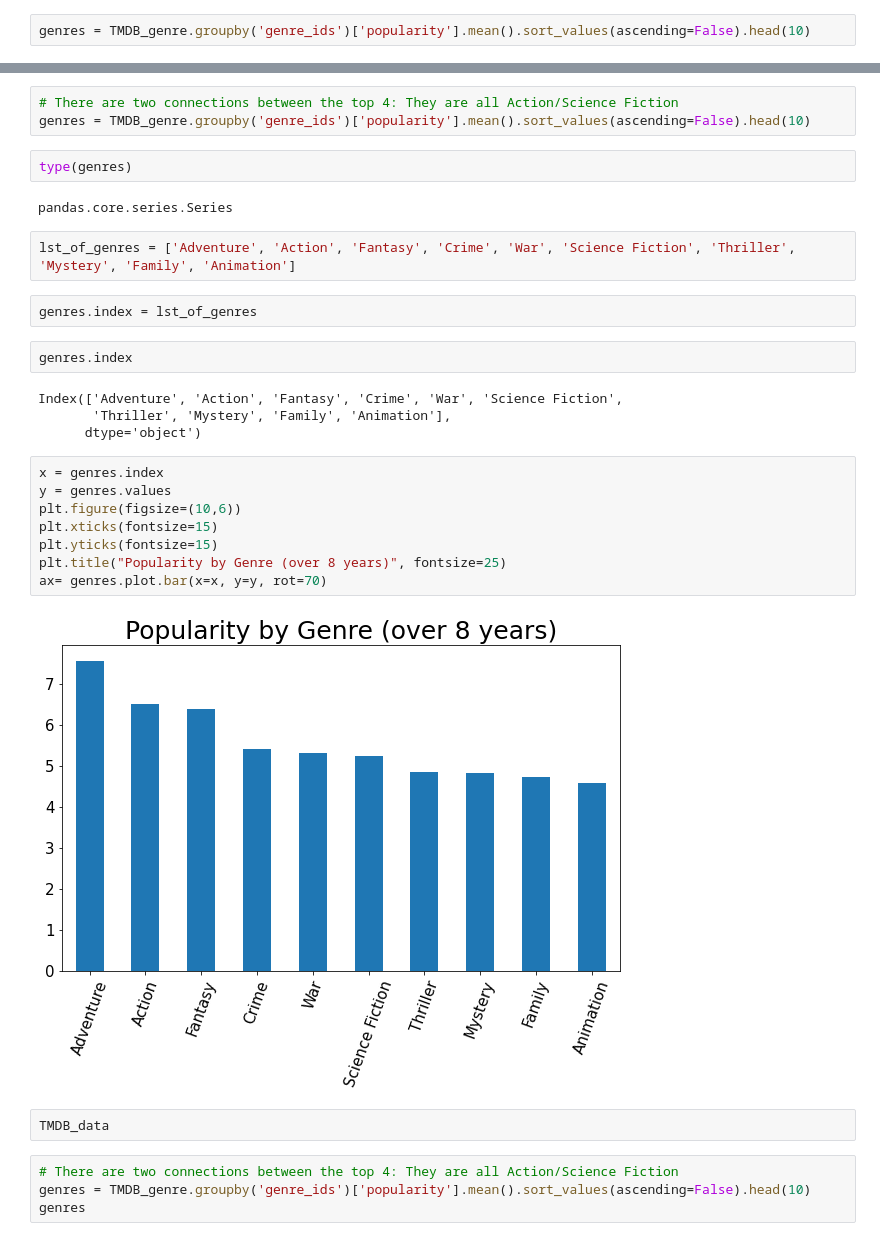
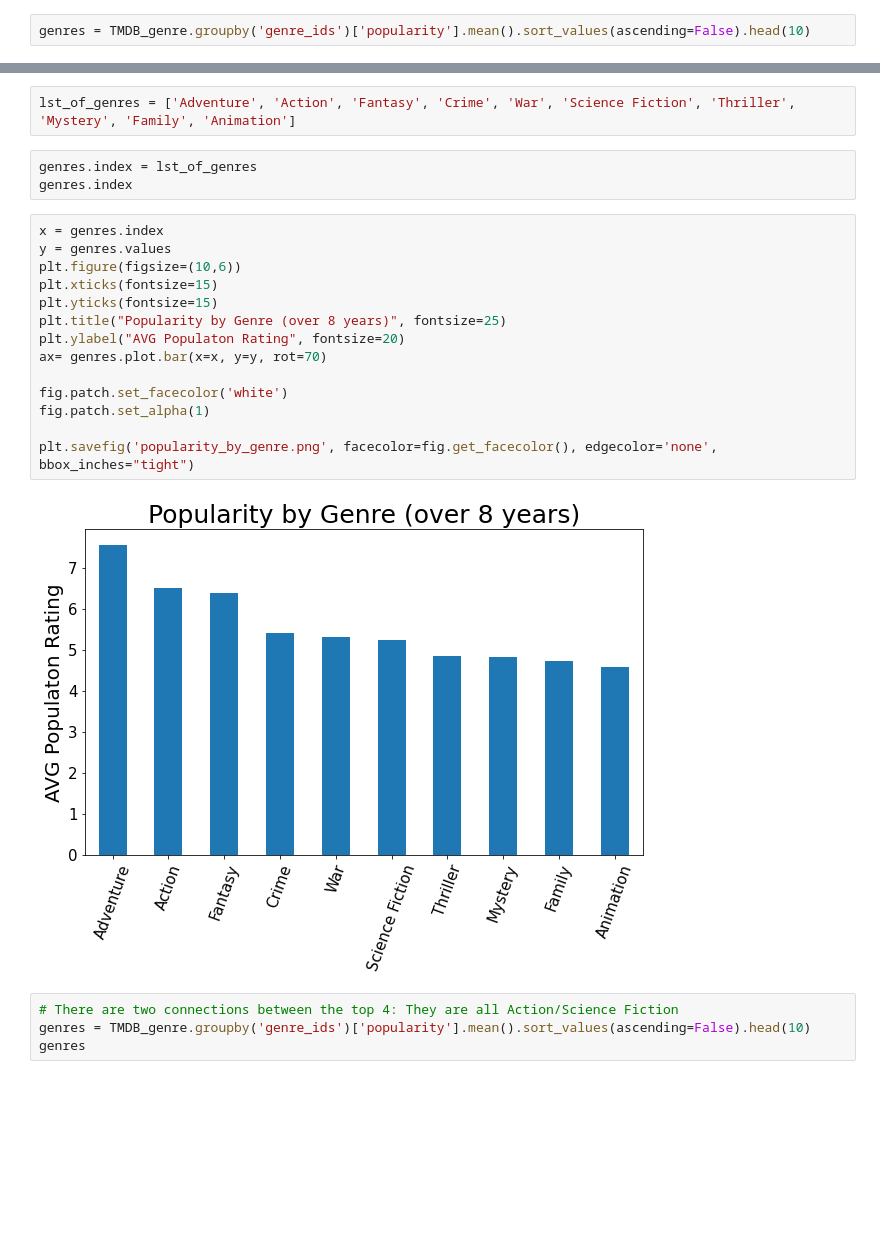
Before and after one commit to rgthomps/Movie-Analysis-Project---Microsoft, a Jupyter notebook: Microsoft Streaming Service.ipynb, the cells around one changed output, grey strips where cells are left out. Drawn from its saved outputs; the diff is of its cells as text; blank space fills up the shorter version.

Commit message:
Adding popularity code, and Txt for ReadMe

```diff
--- a/Microsoft Streaming Service.ipynb
+++ b/Microsoft Streaming Service.ipynb
@@ -103,32 +55,24 @@ total_gross.head(10)
-# %%
-# There are two connections between the top 4: They are all Action/Science Fiction
-genres = TMDB_genre.groupby('genre_ids')['popularity'].mean().sort_values(ascending=False).head(10)
-# %%
-type(genres)
-# %% [output]
-pandas.core.series.Series
 # %%
 lst_of_genres = ['Adventure', 'Action', 'Fantasy', 'Crime', 'War', 'Science Fiction', 'Thriller', 'Mystery', 'Family', 'Animation']
 # %%
 genres.index = lst_of_genres
+genres.index
-# %%
-genres.index
-# %% [output]
-Index(['Adventure', 'Action', 'Fantasy', 'Crime', 'War', 'Science Fiction',
-       'Thriller', 'Mystery', 'Family', 'Animation'],
-      dtype='object')
 # %%
 x = genres.index
 y = genres.values
 plt.figure(figsize=(10,6))
 plt.xticks(fontsize=15)
 plt.yticks(fontsize=15)
 plt.title("Popularity by Genre (over 8 years)", fontsize=25)
+plt.ylabel("AVG Populaton Rating", fontsize=20)
 ax= genres.plot.bar(x=x, y=y, rot=70)
+
+fig.patch.set_facecolor('white')
+fig.patch.set_alpha(1)
+
+plt.savefig('popularity_by_genre.png', facecolor=fig.get_facecolor(), edgecolor='none', bbox_inches="tight")
 # %% [output]
-[figure, old version]
+[figure, new version]
-# %%
-TMDB_data
 # %%
 # There are two connections between the top 4: They are all Action/Science Fiction
 genres = TMDB_genre.groupby('genre_ids')['popularity'].mean().sort_values(ascending=False).head(10)
```
Also changed, not shown: parts of 19 cells of this notebook, 2 other files.
